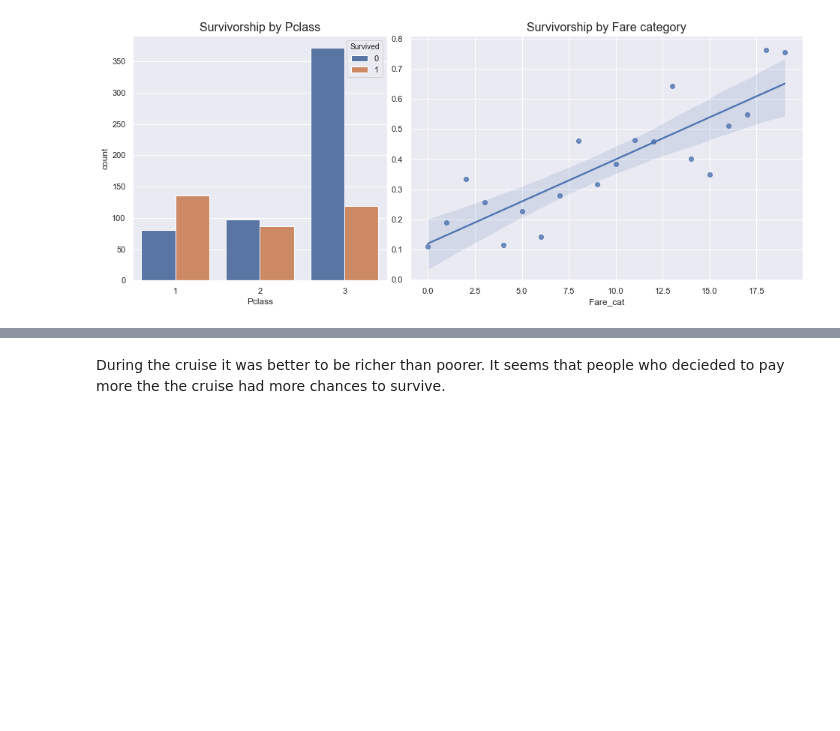
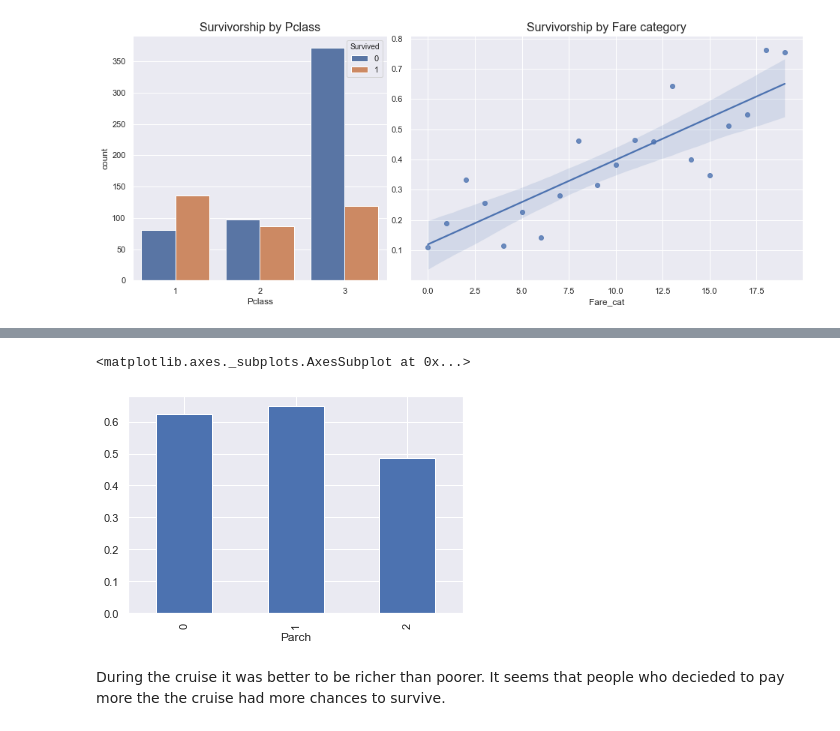
Before and after one commit to Bounty1993/ML-scripts, a Jupyter notebook: titanic.ipynb, the cells around one changed output, grey strips where cells are left out. Saved outputs shown, nothing was run; the diff lists cells and outputs as text; code cells hidden in the pictures; blank space fills up the shorter version.

```diff
--- a/titanic.ipynb
+++ b/titanic.ipynb
@@ -114,3 +140,9 @@ ax2.set_title('Survivorship by Fare category', fontsize=16);
+# %%
+child_survived = train_df.loc[train_df['Age'] < 15].groupby('Parch')['Survived'].mean()
+child_survived.plot(kind='bar')
+# %% [output]
+<matplotlib.axes._subplots.AxesSubplot at 0x...>
+[figure, added]
 # %% [markdown]
 During the cruise it was better to be richer than poorer. It seems that people who decieded to pay more the the cruise had more chances to survive.
 # %%
```
Also changed, not shown: parts of 9 cells of this notebook.
